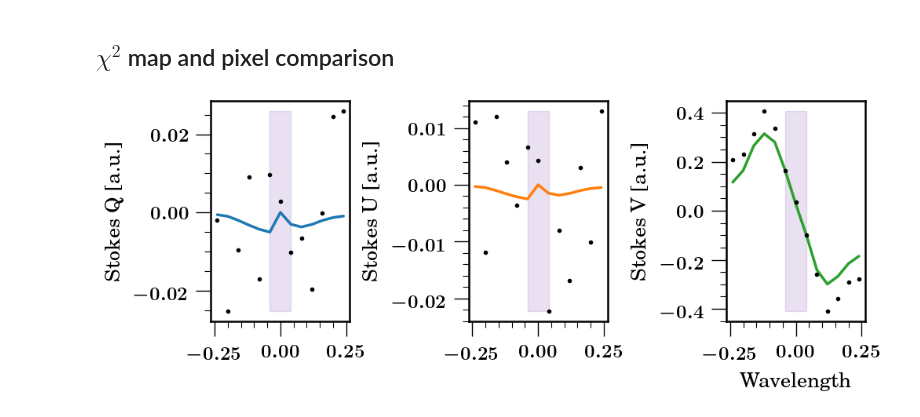
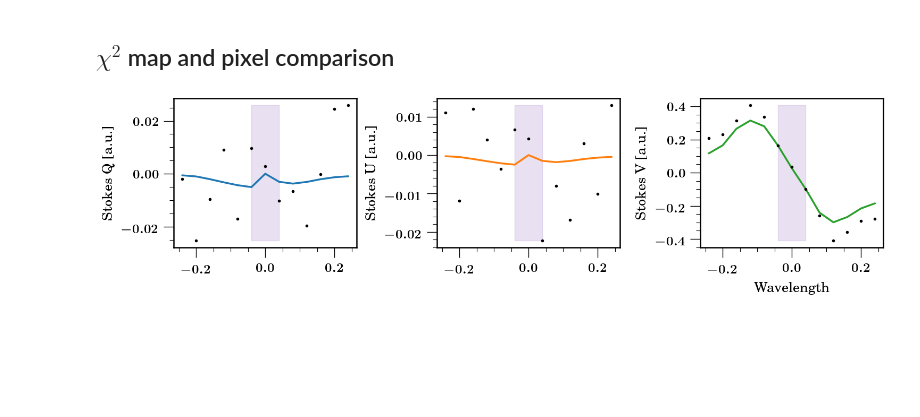
Before and after one commit to cdiazbas/neural_wfa, a Jupyter notebook: example/run_example_explicit.ipynb, the cells around one changed output. Cells and saved outputs as stored; diff of their text form; code cells hidden in the pictures; blank space fills up the shorter version.

```diff
--- a/example/run_example_explicit.ipynb
+++ b/example/run_example_explicit.ipynb
@@ -91,15 +91,15 @@ for cbar in f.get_axes():
 # Plots
 plt.close("all");
 extent = np.float64((0,nx,0,ny))
-f, ax = plt.subplots(nrows=1, ncols=3, figsize=(9,7))
+f, ax = plt.subplots(nrows=1, ncols=3, figsize=(9*1.5,4.5*1.5))
 im0 = ax[0].imshow(B0.reshape(ny,nx), vmax=800, vmin=-800, cmap='RdGy',      interpolation='nearest', extent=extent)
 im1 = ax[1].imshow(B1.reshape(ny,nx), vmin=0, vmax=800,   cmap='gist_gray', interpolation='nearest', extent=extent)
 im2 = ax[2].imshow(B2.reshape(ny,nx), vmax=np.pi, vmin=0,    cmap='twilight',      interpolation='nearest', extent=extent)
 
 names = [r'B$_\parallel$', r'B$_\bot$', r'$\Phi_B$']
-f.colorbar(im0, ax=ax[0], orientation='horizontal', label=names[0]+' [G]')
-f.colorbar(im1, ax=ax[1], orientation='horizontal', label=names[1]+' [G]')
-f.colorbar(im2, ax=ax[2], orientation='horizontal', label=names[2]+' [rad]')
+f.colorbar(im0, ax=ax[0], orientation='horizontal', label=names[0]+' [G]', pad=0.17)
+f.colorbar(im1, ax=ax[1], orientation='horizontal', label=names[1]+' [G]', pad=0.17)
+f.colorbar(im2, ax=ax[2], orientation='horizontal', label=names[2]+' [rad]', pad=0.17)
 
 for ii in range(1,3):
     ax[ii].set_yticklabels([])
@@ -118,0 +119,33 @@ for cbar in f.get_axes():
+# %%
+# Compute uncertainties for all parameters:
+print("Computing uncertainties using ANALYTICAL method...")
+unc_blos_ana, unc_btr_ana, unc_phi_ana = mymodel.estimate_uncertainties(
+    out, method='analytical')
+
+plt.close("all");
+extent = np.float64((0,nx,0,ny))
+f, ax = plt.subplots(nrows=1, ncols=3, figsize=(9*1.5,4.5*1.5))
+im0 = ax[0].imshow(unc_blos_ana, extent=extent, aspect='auto', cmap='gray', vmax=1e2)
+im1 = ax[1].imshow(unc_btr_ana, extent=extent, aspect='auto', cmap='gray', vmax=1e3)
+im2 = ax[2].imshow(unc_phi_ana, extent=extent, aspect='auto', cmap='gray', vmax=3)
+
+
+names = [r'$\Delta$ B$_\parallel$', r'$\Delta$ B$_\bot$', r'$\Delta \Phi_B$']
+f.colorbar(im0, ax=ax[0], orientation='horizontal', label=names[0]+' [G]', pad=0.17)
+f.colorbar(im1, ax=ax[1], orientation='horizontal', label=names[1]+' [G]', pad=0.17)
+f.colorbar(im2, ax=ax[2], orientation='horizontal', label=names[2]+' [rad]', pad=0.17)
+
+
+for ii in range(1,3):
+    ax[ii].set_yticklabels([])
+for ii in range(3):
+    ax[ii].set_xlabel('x [pixels]')
+    ax[ii].minorticks_on()
+    ax[ii].locator_params(axis='x', nbins=5)
+    ax[ii].locator_params(axis='y', nbins=5)
+ax[0].set_ylabel('y [pixels]')
+f.set_tight_layout(True)
+
+
+for cbar in f.get_axes():
+    cbar.minorticks_on()
@@ -129,36 +165,36 @@ stokesV = utils.torch2plot(stokesV, mymodel)
 # Plotting the Stokes parameters for a pixel:
 x, y = 150, 150
 
-f, ax = plt.subplots(nrows=1, ncols=3, figsize=(10,4))
+f, ax = plt.subplots(nrows=1, ncols=3, figsize=(10*1.5,4))
 ax = ax.flatten()
 ax[0].plot(mymodel.wl, stokesQ[0, x, y, :], label='Stokes Q', color='C0')
 ax[0].plot(mymodel.wl, img[x, y, 1,:], 'k.',label='Stokes Q')
 
 ax[1].plot(mymodel.wl, stokesU[0, x, y, :], label='Stokes U', color='C1')
 ax[1].plot(mymodel.wl, img[x, y, 2,:], 'k.',label='Stokes U')
 
 ax[2].plot(mymodel.wl, stokesV[0, x, y, :], label='Stokes V', color='C2')
 ax[2].plot(mymodel.wl, img[y, x, 3,:], 'k.',label='Stokes V')
 
 ax[2].set_xlabel(r"Wavelength")
 ax[0].set_ylabel('Stokes Q [a.u.]')
 ax[1].set_ylabel('Stokes U [a.u.]')
 ax[2].set_ylabel('Stokes V [a.u.]')
 
 # Vertical band with the wavelength used as mask:
 for ii in range(3):
     ax[ii].fill_betweenx(
         (img[y, x, ii+1, :].min(), img[y, x, ii+1, :].max()),
         mymodel.wl[mask_index[0]],
         mymodel.wl[mask_index[-1]],
         color='C4',
         alpha=0.2,
         label='Mask used for the estimation',
     )
 
 plt.tight_layout()
 # %% [output]
-[figure, old version]
+[figure, new version]
 # %%
 # Estimated sigma:
 sigma = np.std(stokesQ[0, ...] - img[:, :, 1,:])
```
Also changed, not shown: parts of 4 cells of this notebook, 3 other files.
